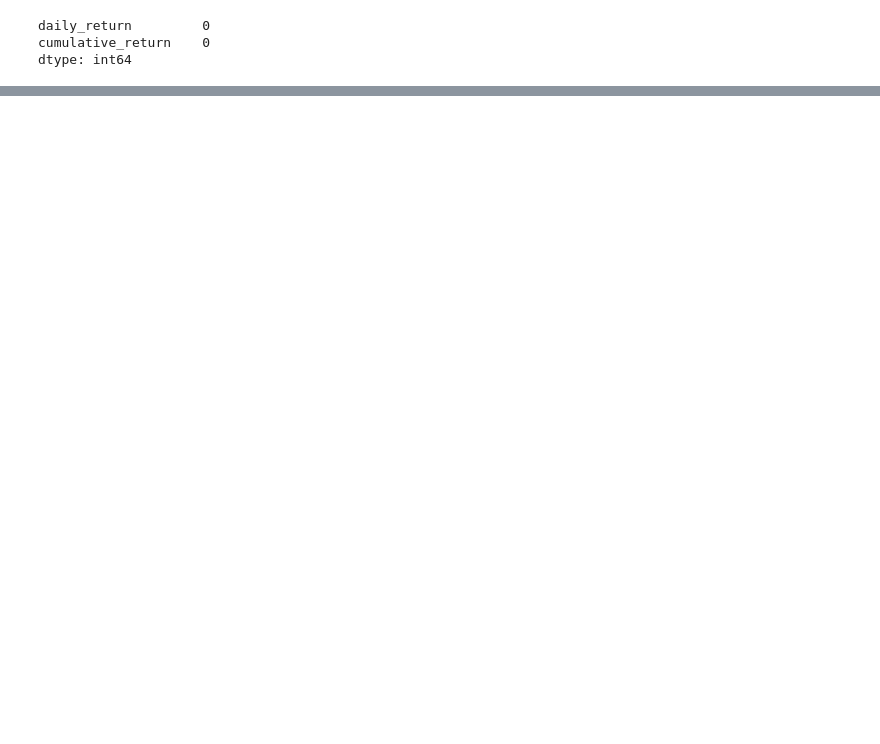
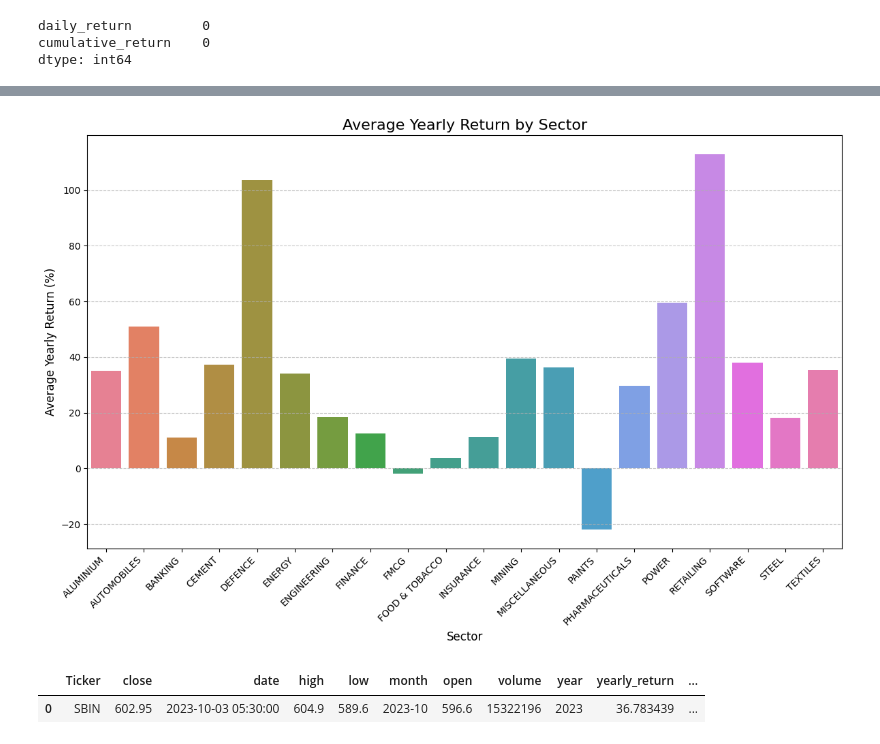
Before and after one commit to viswakimi/Data-Driven-Stock-Analysis, a Jupyter notebook: Stock_data_analysis.ipynb, the cells around one changed output, grey strips where cells are left out. Drawn from its saved outputs; the diff is of its cells as text; code cells hidden in the pictures; blank space fills up the shorter version.

```diff
--- a/Stock_data_analysis.ipynb
+++ b/Stock_data_analysis.ipynb
@@ -296,0 +244,18 @@ merged_data.shape
+# %%
+sector_data = pd.read_csv('D:/projects/stock/output/sector_data.csv')
+
+# Splitting the column symbol and extract ticker
+sector_data["Ticker"] = sector_data["Symbol"].str.split(": ").str[1]
+
+# Taking Required columns
+sector_data = sector_data[["Ticker","COMPANY","sector"]]
+
+# Mering the df and sector_data based on ticker and using left join
+df1 = df.merge(sector_data, on="Ticker", how="left")
+# df1.to_csv('df1.csv', index=False)
+
+# Grouping by 'sector' and averaging the 'yearly_return'
+sector_performance = df1.groupby("sector")["yearly_return"].mean().reset_index()
+
+# Display the result
+print(sector_performance)
@@ -296,0 +280,19 @@ merged_data.shape
+# %%
+plt.figure(figsize=(12, 8))
+sns.barplot(data=sector_performance, x="sector", y="yearly_return", hue="sector")
+
+plt.title('Average Yearly Return by Sector', fontsize=16)
+plt.xlabel('Sector', fontsize=12)
+plt.ylabel('Average Yearly Return (%)', fontsize=12)
+plt.xticks(rotation=45, ha='right', fontsize=10)
+plt.grid(axis='y', linestyle='--', alpha=0.7)
+plt.tight_layout()
+# plt.savefig('sector_performance.png')
+plt.show()
+# %% [output]
+[figure, added]
+# %%
+df1.head(1)
+# %% [output]
+|  | Ticker | close | date | high | low | month | open | volume | year | yearly_return | ... |
+| 0 | SBIN | 602.95 | 2023-10-03 05:30:00 | 604.9 | 589.6 | 2023-10 | 596.6 | 15322196 | 2023 | 36.783439 | ... |
```
Also changed, not shown: parts of 47 cells of this notebook, 9 other files.
